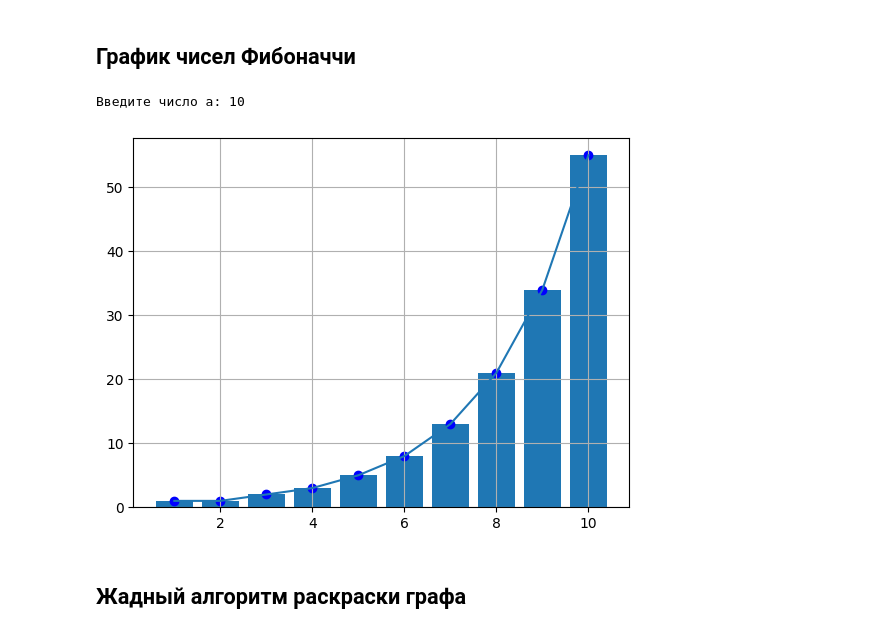
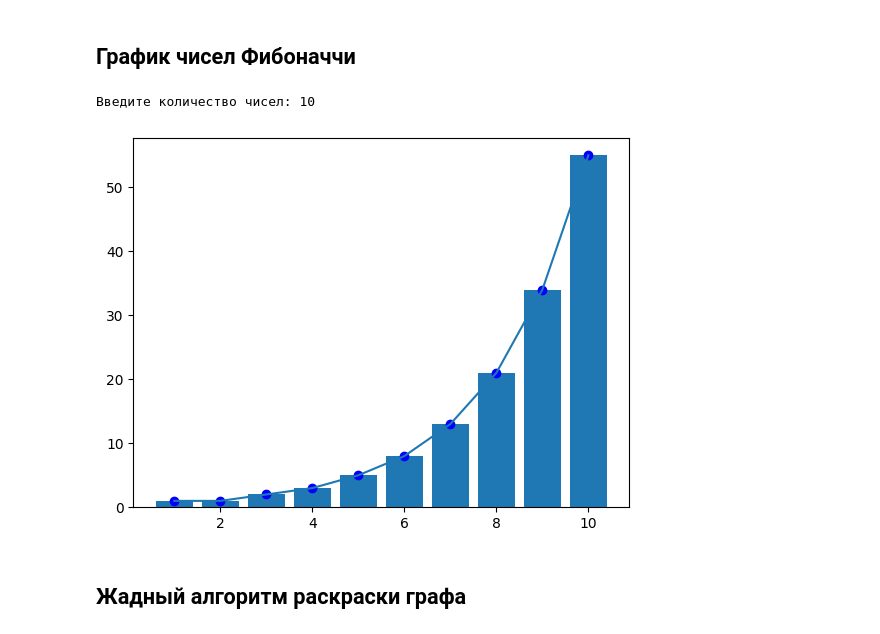
Before and after one commit to DaniilAszn/ILoveMath, a Jupyter notebook: MathColabFile.ipynb, the cells around one changed output. Drawn from its saved outputs; the diff is of its cells as text; code cells hidden in the pictures.

```diff
--- a/MathColabFile.ipynb
+++ b/MathColabFile.ipynb
@@ -7,36 +7,35 @@ Math symbols: https://russianblogs.com/article/18521116359/
 # %%
 from functools import lru_cache
 import matplotlib.pyplot as plt
 %matplotlib inline
 
 
 @lru_cache(None)
 def Fib(n: int) -> int:
     '''
     Fib numbers
     '''
     if (n <= 2):
         return 1
     else:
         return Fib(n-1) + Fib(n-2)
 
 # Генерация точек
-a = int(input("Введите число а: "))
+n = int(input("Введите количество чисел: "))
 X = []
 Y = []
-for i in range(1, a + 1):
+for i in range(1, n + 1):
     X.append(i)
     Y.append(Fib(i))
 
 # Построение графика
 plt.plot(X, Y)
 plt.bar(X, Y)
 plt.scatter(X, Y, c='blue')
-plt.grid()
 plt.show()
 # %% [output]
-Введите число а: 10
+Введите количество чисел: 10
-[figure, old version]
+[figure, new version]
 # %% [markdown]
 ## Жадный алгоритм раскраски графа
 # %%
```
Also changed, not shown: parts of 2 cells of this notebook.
